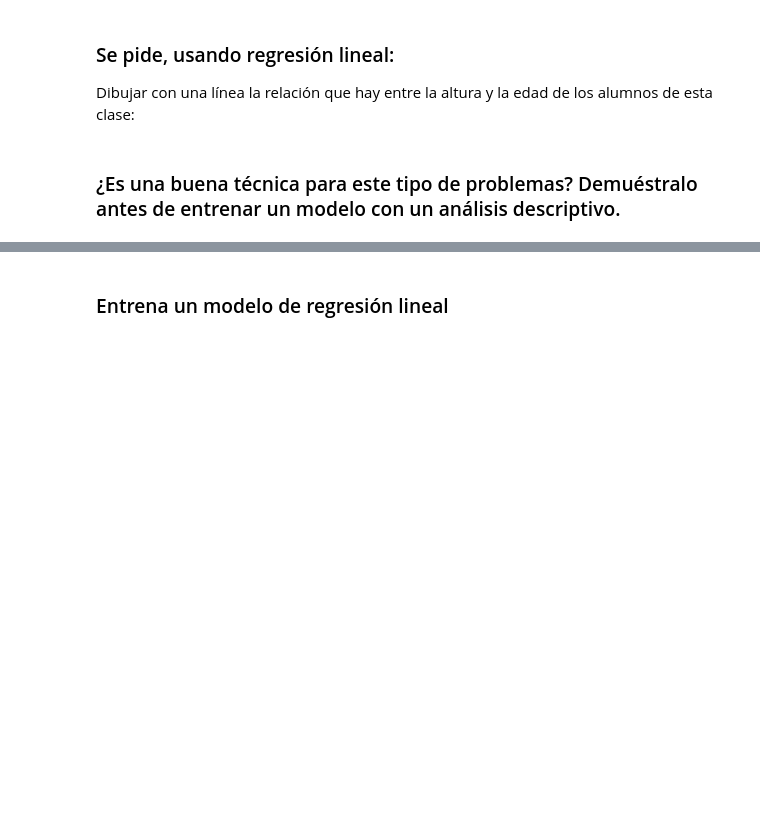
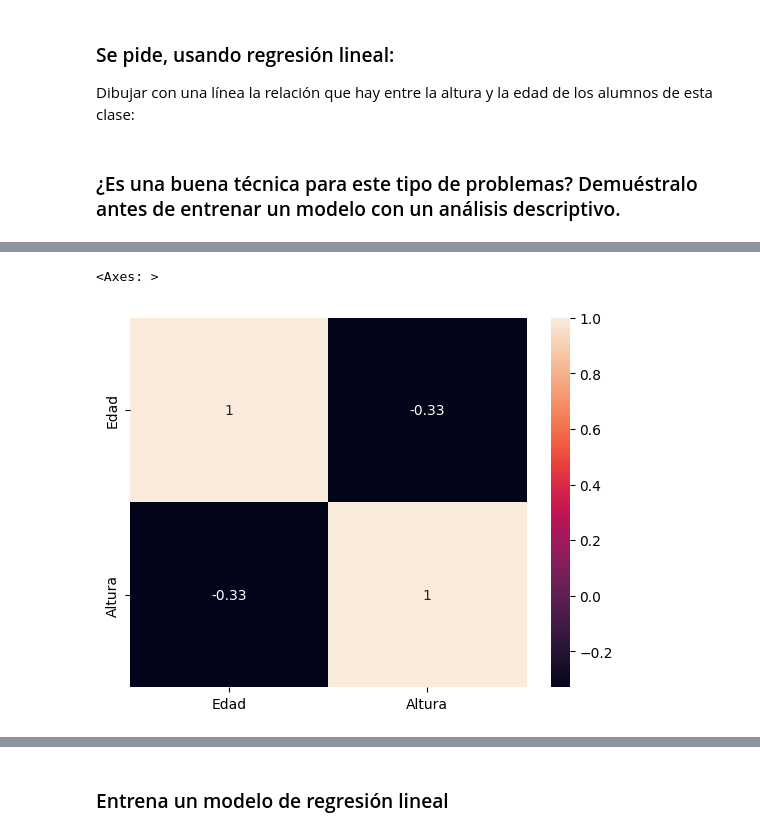
Before and after one commit to angelrodnah/2309_dsft_thebridge, a Jupyter notebook: 3-Machine_Learning/1-Supervisado/1-Regression/1-Linear_Regression/ejercicios/1 Height.ipynb, the cells around one changed output, grey strips where cells are left out. Cells and saved outputs as stored; diff of their text form; code cells hidden in the pictures; blank space fills up the shorter version.

```diff
--- a/3-Machine_Learning/1-Supervisado/1-Regression/1-Linear_Regression/ejercicios/1 Height.ipynb
+++ b/3-Machine_Learning/1-Supervisado/1-Regression/1-Linear_Regression/ejercicios/1 Height.ipynb
@@ -28,0 +93,5 @@ lista_alumnos = [("Leonardo S", 24, 1.82),
+# %%
+sns.heatmap(df.corr(), annot=True)
+# %% [output]
+<Axes: >
+[figure, added]
```
Also changed, not shown: parts of 29 cells of this notebook.
